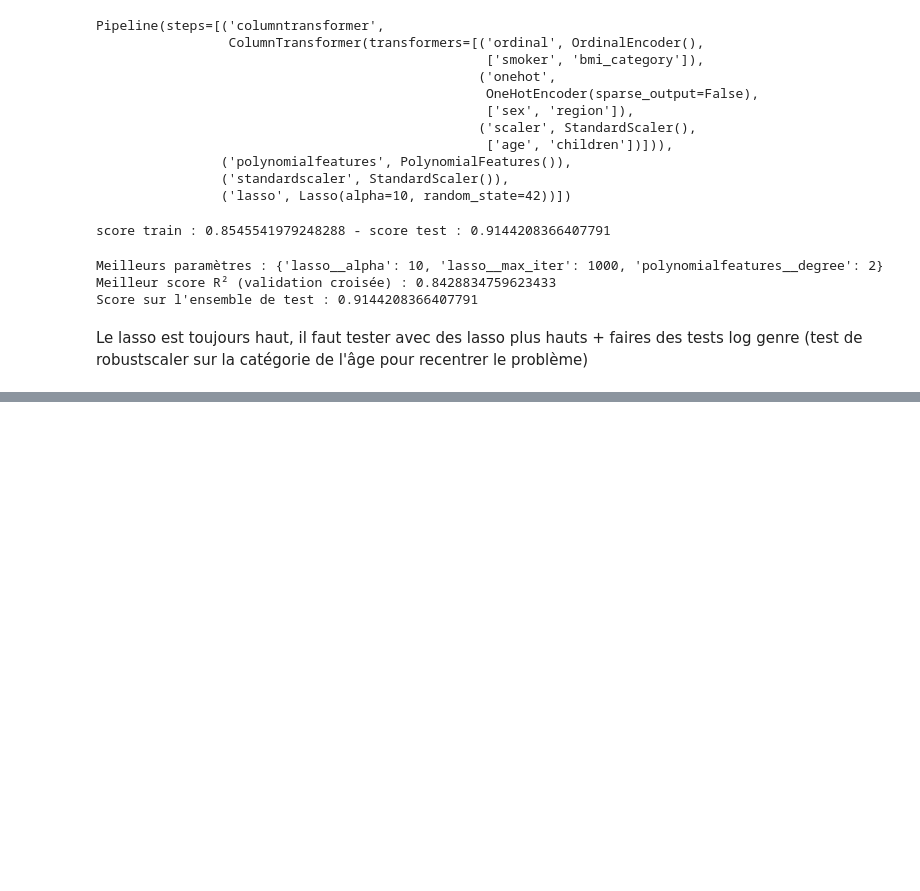
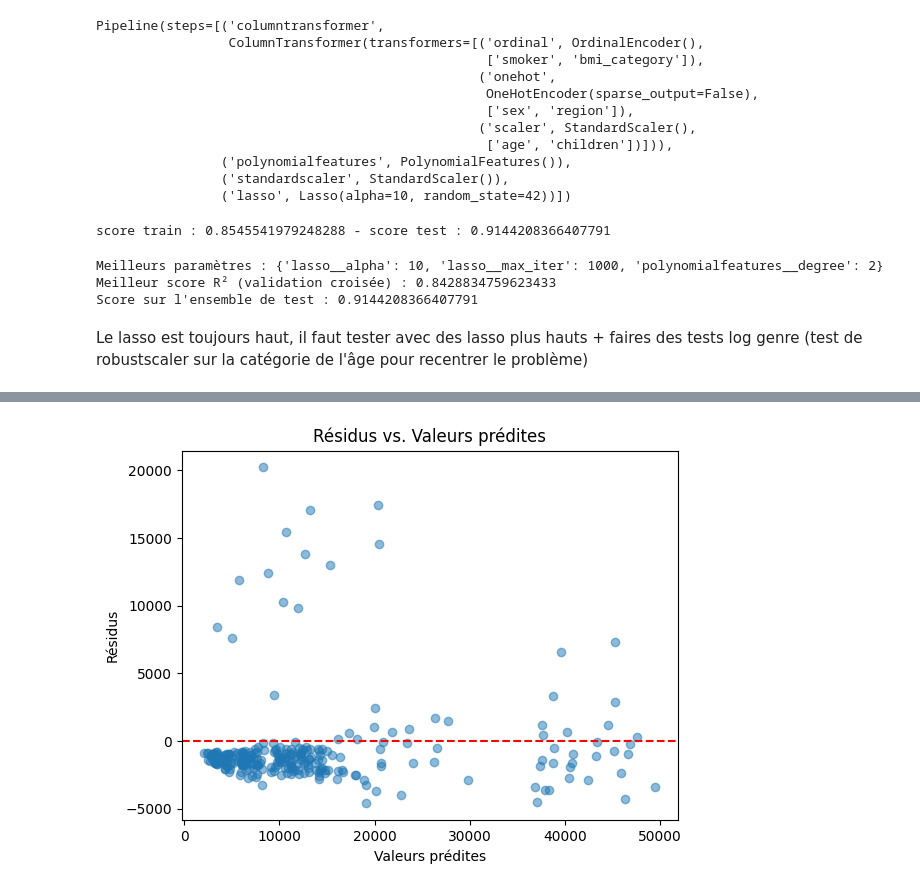
Before and after one commit to ludivineRB/prime_assurance_prediction, a Jupyter notebook: modeling_bmibin.ipynb, the cells around one changed output, grey strips where cells are left out. Drawn from its saved outputs; the diff is of its cells as text; code cells hidden in the pictures; blank space fills up the shorter version.

```diff
--- a/modeling_bmibin.ipynb
+++ b/modeling_bmibin.ipynb
@@ -591,0 +894,11 @@ Le lasso est toujours haut, il faut tester avec des lasso plus hauts + faires de
+# %%
+#Graphique résidus vs valeurs prédites
+
+plt.scatter(y_pred, residuals, alpha=0.5)
+plt.axhline(0, color='red', linestyle='--')
+plt.title("Résidus vs. Valeurs prédites")
+plt.xlabel("Valeurs prédites")
+plt.ylabel("Résidus")
+plt.show()
+# %% [output]
+[figure, added]
```
Also changed, not shown: parts of 30 cells of this notebook, 2 other files.
